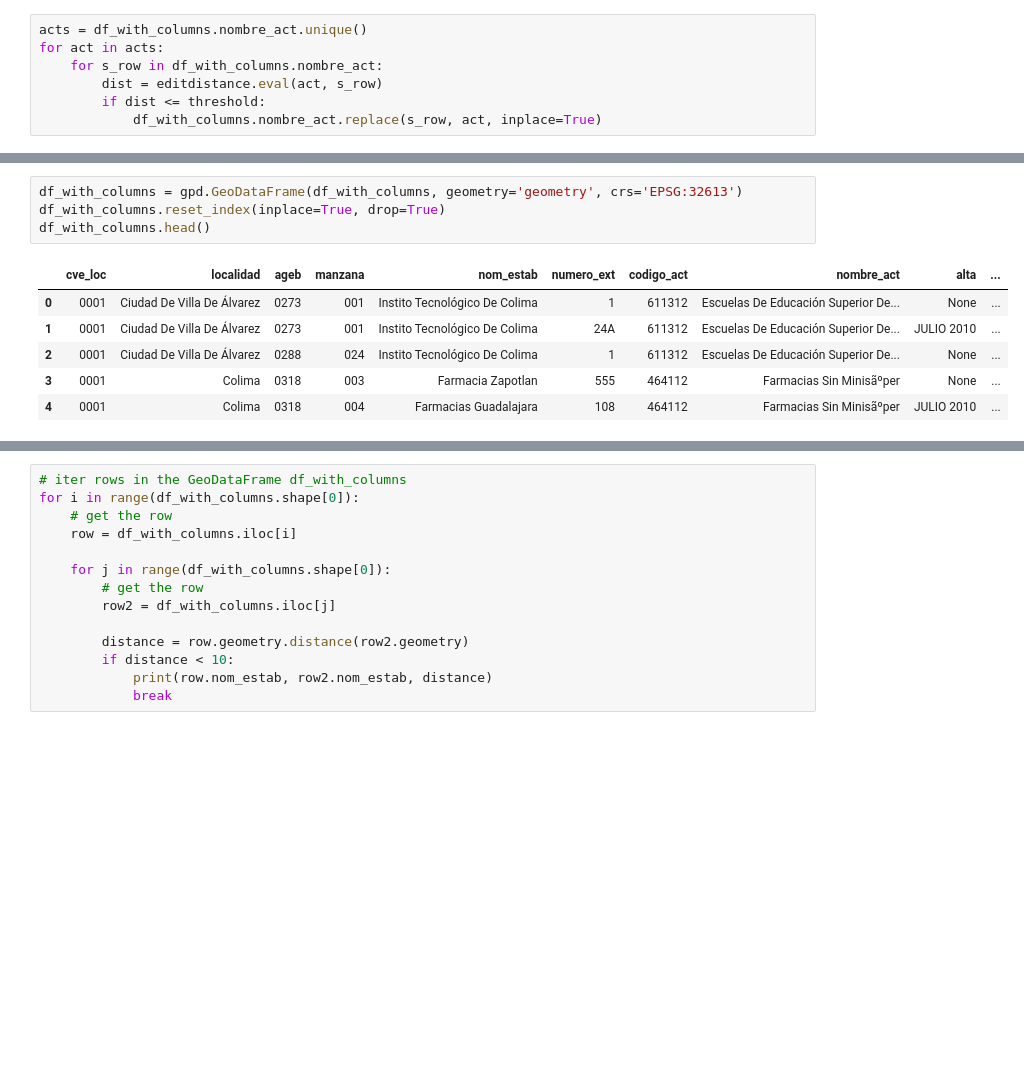
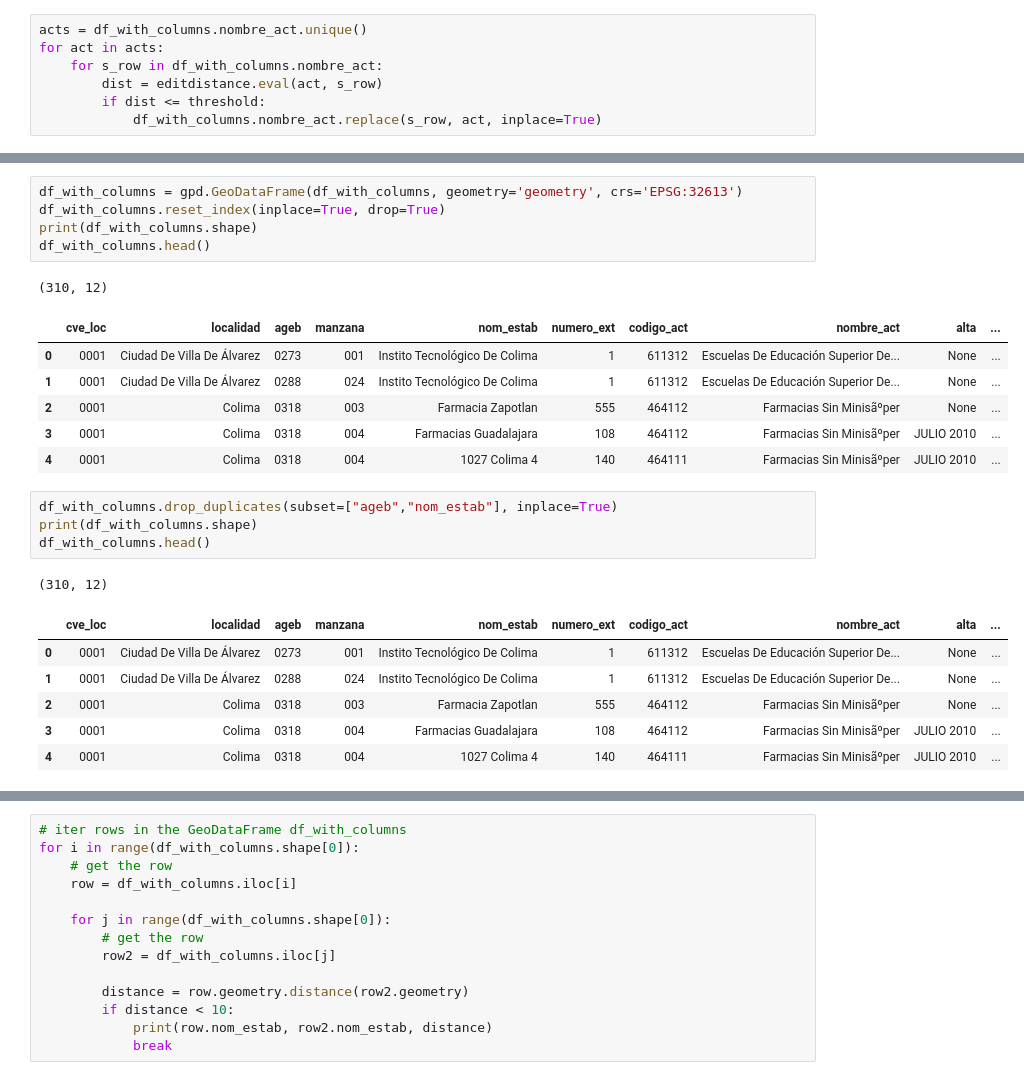
Before and after one commit to pcorner10/prep_2023, a Jupyter notebook: readDenue2023.ipynb, the cells around one changed output, grey strips where cells are left out. Drawn from its saved outputs; the diff is of its cells as text; blank space fills up the shorter version.

```diff
--- a/readDenue2023.ipynb
+++ b/readDenue2023.ipynb
@@ -133,11 +133,25 @@ df_with_columns.head()
 # %%
 df_with_columns = gpd.GeoDataFrame(df_with_columns, geometry='geometry', crs='EPSG:32613')
 df_with_columns.reset_index(inplace=True, drop=True)
+print(df_with_columns.shape)
 df_with_columns.head()
 # %% [output]
+(310, 12)
 |  | cve_loc | localidad | ageb | manzana | nom_estab | numero_ext | codigo_act | nombre_act | alta | ... |
 | 0 | 0001 | Ciudad De Villa De Álvarez | 0273 | 001 | Instito Tecnológico De Colima | 1 | 611312 | Escuelas De Educación Superior De... | None | ... |
-| 1 | 0001 | Ciudad De Villa De Álvarez | 0273 | 001 | Instito Tecnológico De Colima | 24A | 611312 | Escuelas De Educación Superior De... | JULIO 2010 | ... |
-| 2 | 0001 | Ciudad De Villa De Álvarez | 0288 | 024 | Instito Tecnológico De Colima | 1 | 611312 | Escuelas De Educación Superior De... | None | ... |
-| 3 | 0001 | Colima | 0318 | 003 | Farmacia Zapotlan | 555 | 464112 | Farmacias Sin Minisãºper | None | ... |
-| 4 | 0001 | Colima | 0318 | 004 | Farmacias Guadalajara | 108 | 464112 | Farmacias Sin Minisãºper | JULIO 2010 | ... |
+| 1 | 0001 | Ciudad De Villa De Álvarez | 0288 | 024 | Instito Tecnológico De Colima | 1 | 611312 | Escuelas De Educación Superior De... | None | ... |
+| 2 | 0001 | Colima | 0318 | 003 | Farmacia Zapotlan | 555 | 464112 | Farmacias Sin Minisãºper | None | ... |
+| 3 | 0001 | Colima | 0318 | 004 | Farmacias Guadalajara | 108 | 464112 | Farmacias Sin Minisãºper | JULIO 2010 | ... |
+| 4 | 0001 | Colima | 0318 | 004 | 1027 Colima 4 | 140 | 464111 | Farmacias Sin Minisãºper | JULIO 2010 | ... |
+# %%
+df_with_columns.drop_duplicates(subset=["ageb","nom_estab"], inplace=True)
+print(df_with_columns.shape)
+df_with_columns.head()
+# %% [output]
+(310, 12)
+|  | cve_loc | localidad | ageb | manzana | nom_estab | numero_ext | codigo_act | nombre_act | alta | ... |
+| 0 | 0001 | Ciudad De Villa De Álvarez | 0273 | 001 | Instito Tecnológico De Colima | 1 | 611312 | Escuelas De Educación Superior De... | None | ... |
+| 1 | 0001 | Ciudad De Villa De Álvarez | 0288 | 024 | Instito Tecnológico De Colima | 1 | 611312 | Escuelas De Educación Superior De... | None | ... |
+| 2 | 0001 | Colima | 0318 | 003 | Farmacia Zapotlan | 555 | 464112 | Farmacias Sin Minisãºper | None | ... |
+| 3 | 0001 | Colima | 0318 | 004 | Farmacias Guadalajara | 108 | 464112 | Farmacias Sin Minisãºper | JULIO 2010 | ... |
+| 4 | 0001 | Colima | 0318 | 004 | 1027 Colima 4 | 140 | 464111 | Farmacias Sin Minisãºper | JULIO 2010 | ... |
```
Also changed, not shown: parts of 5 cells of this notebook, 4 other files.
